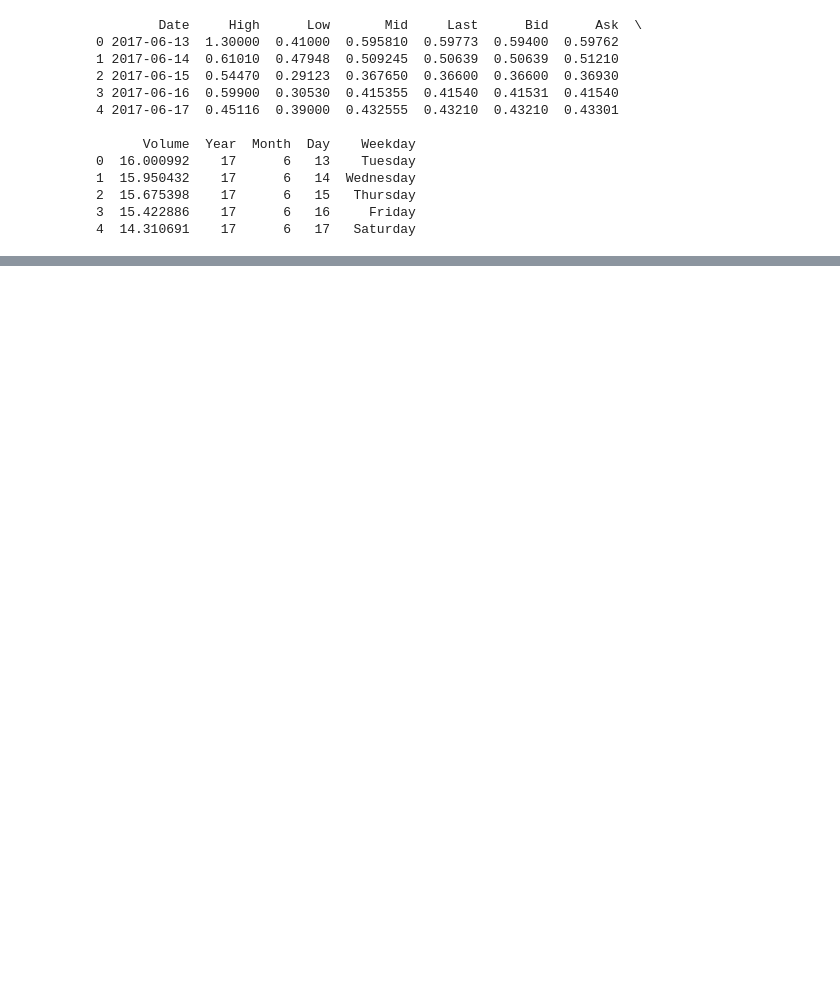
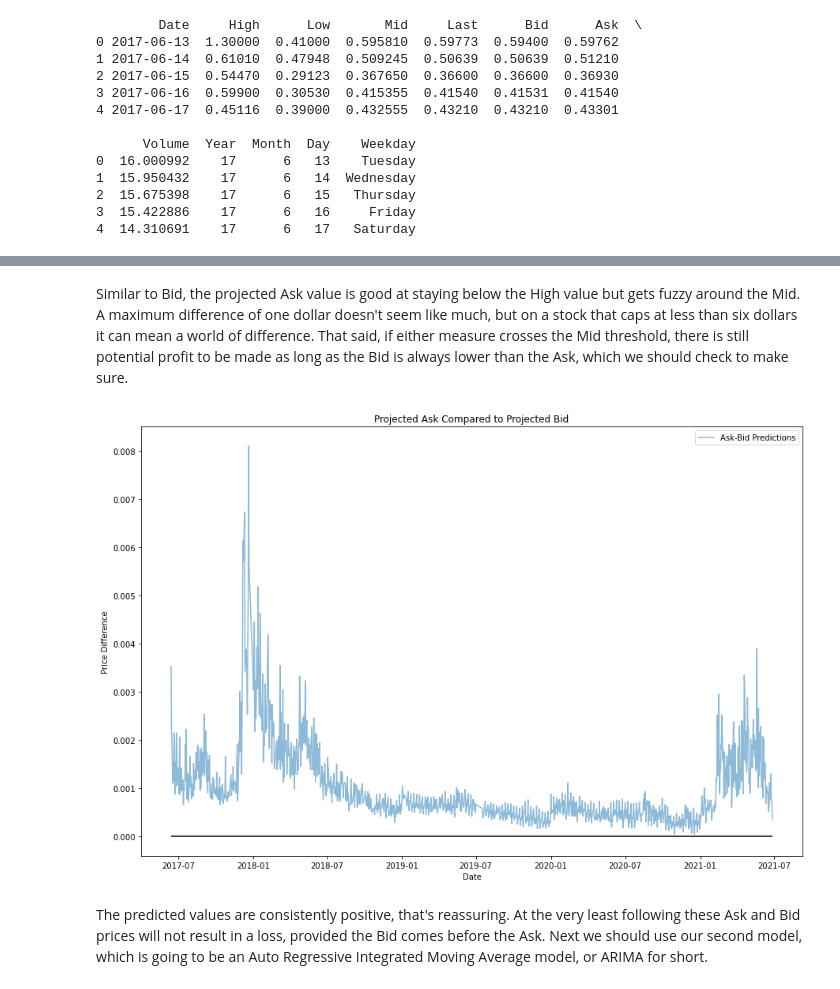
Before and after one commit to ryanlybbert/Capstone3, a Jupyter notebook: Capstone3_Preprocessing_and_Modeling.ipynb, the cells around one changed output, grey strips where cells are left out. Cells and saved outputs as stored; diff of their text form; code cells hidden in the pictures; blank space fills up the shorter version.

```diff
--- a/Capstone3_Preprocessing_and_Modeling.ipynb
+++ b/Capstone3_Preprocessing_and_Modeling.ipynb
@@ -121,0 +243,18 @@ plt.show()
+# %% [markdown]
+Similar to Bid, the projected Ask value is good at staying below the High value but gets fuzzy around the Mid.  A maximum difference of one dollar doesn't seem like much, but on a stock that caps at less than six dollars it can mean a world of difference.  That said, if either measure crosses the Mid threshold, there is still potential profit to be made as long as the Bid is always lower than the Ask, which we should check to make sure.
+# %%
+#linear regression model for Bid and Ask
+plt.figure(figsize=(15, 10))
+
+plt.plot(date_range, lr_ask_predictions-lr_bid_predictions, label='Ask-Bid Predictions', alpha=0.5)
+plt.hlines(y=0, xmin=min(X.index), xmax=max(X.index), colors='black')
+
+plt.title('Projected Ask Compared to Projected Bid')
+plt.xlabel('Date')
+plt.ylabel('Price Difference')
+plt.legend()
+plt.show()
+# %% [output]
+[figure, added]
+# %% [markdown]
+The predicted values are consistently positive, that's reassuring.  At the very least following these Ask and Bid prices will not result in a loss, provided the Bid comes before the Ask.  Next we should use our second model, which is going to be an Auto Regressive Integrated Moving Average model, or ARIMA for short.
```
Also changed, not shown: parts of 28 cells of this notebook, 1 other file.
